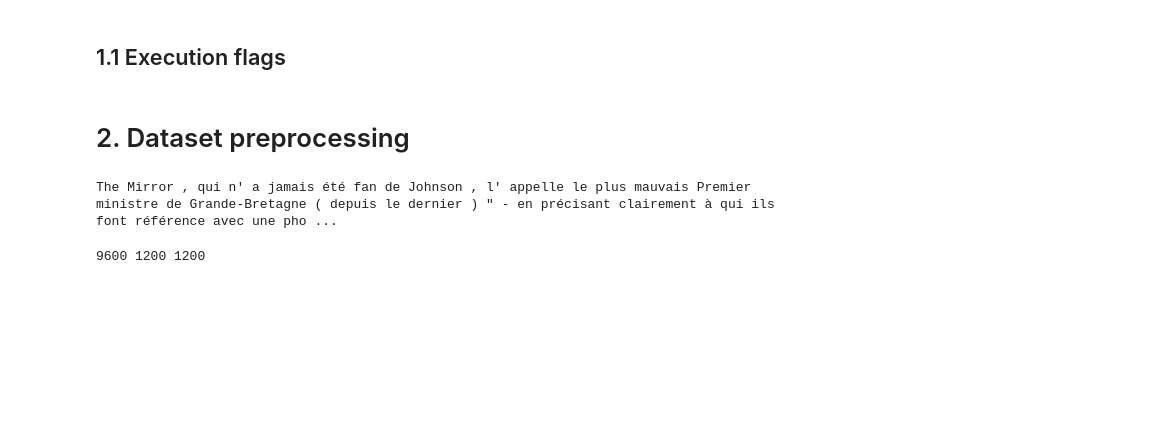
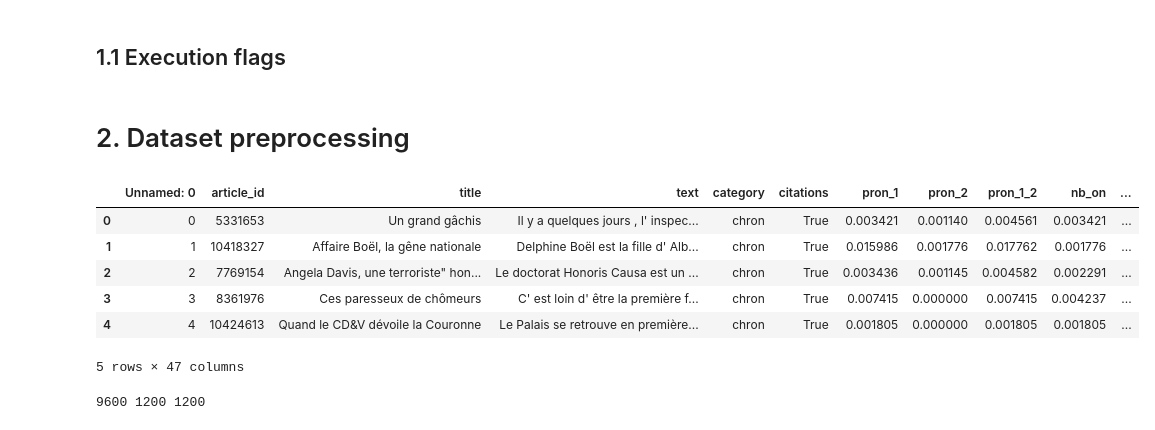
Before and after one commit to jebogaert/Transformer-Explainability, a Jupyter notebook: Bert_RTBF.ipynb, the cells around one changed output. Drawn from its saved outputs; the diff is of its cells as text; code cells hidden in the pictures; blank space fills up the shorter version.

```diff
--- a/Bert_RTBF.ipynb
+++ b/Bert_RTBF.ipynb
@@ -163,13 +163,18 @@ def preprocess(text):
     assert character_pos == len(characters)
     return clean_text.strip()
 # %%
-dataDfInit = pd.read_csv("../NeededFiles/dataset/rtbf_dataset_14000.csv")
+dataDfInit = pd.read_csv("../NeededFiles/dataset/rtbf_dataset_14000_clean_upd.csv", sep='|')
 dataDfInit = dataDfInit.rename(columns={"article": "text"})
 dataDfInit["text"] = dataDfInit["text"].apply(preprocess)
+dataDfInit.head()
+# %% [output]
+|  | Unnamed: 0 | article_id | title | text | category | citations | pron_1 | pron_2 | pron_1_2 | nb_on | ... |
+| 0 | 0 | 5331653 | Un grand gâchis | Il y a quelques jours , l' inspec... | chron | True | 0.003421 | 0.001140 | 0.004561 | 0.003421 | ... |
+| 1 | 1 | 10418327 | Affaire Boël, la gêne nationale | Delphine Boël est la fille d' Alb... | chron | True | 0.015986 | 0.001776 | 0.017762 | 0.001776 | ... |
+| 2 | 2 | 7769154 | Angela Davis, une terroriste" hon... | Le doctorat Honoris Causa est un ... | chron | True | 0.003436 | 0.001145 | 0.004582 | 0.002291 | ... |
+| 3 | 3 | 8361976 | Ces paresseux de chômeurs | C' est loin d' être la première f... | chron | True | 0.007415 | 0.000000 | 0.007415 | 0.004237 | ... |
+| 4 | 4 | 10424613 | Quand le CD&V dévoile la Couronne | Le Palais se retrouve en première... | chron | True | 0.001805 | 0.000000 | 0.001805 | 0.001805 | ... |
+5 rows × 47 columns
-# %%
-print(dataDfInit["text"][3])
-# %% [output]
-The Mirror , qui n' a jamais été fan de Johnson , l' appelle le plus mauvais Premier ministre de Grande-Bretagne ( depuis le dernier ) " - en précisant clairement à qui ils font référence avec une pho ...
 # %%
 df_actu = dataDfInit[dataDfInit.category == 'actu']
 df_chron = dataDfInit[dataDfInit.category == 'chron']
```
Also changed, not shown: parts of 22 cells of this notebook, 2 other files.
